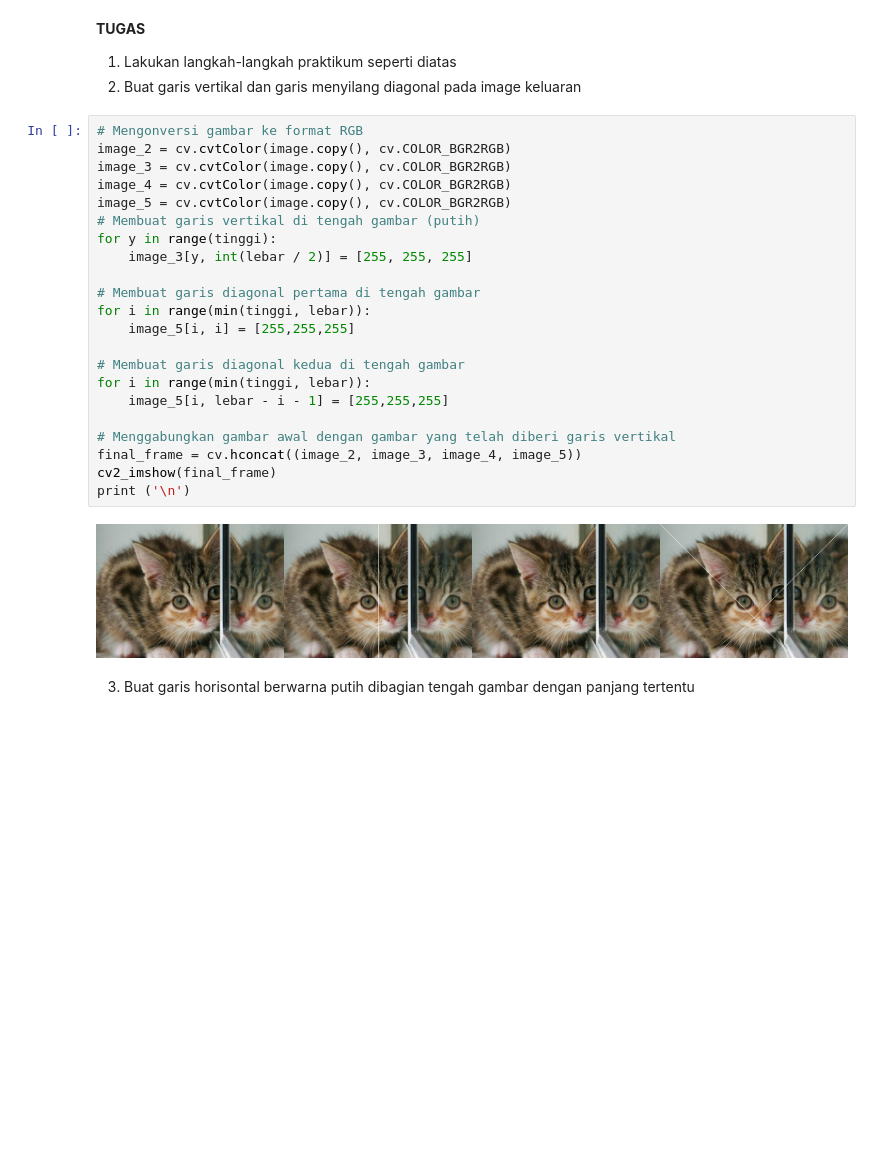
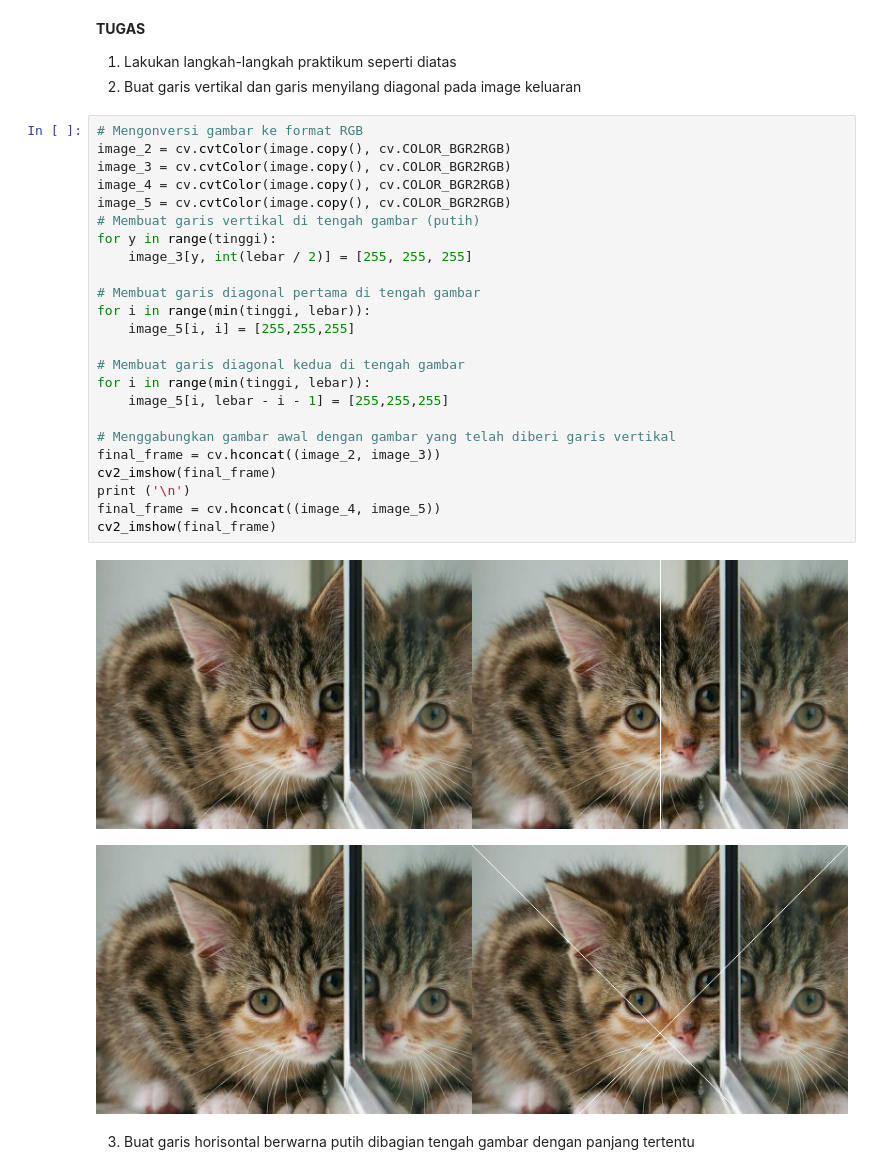
Before and after one commit to NadyaPutriAmalia/PCVK_Ganjil_2023, a Jupyter notebook: Week1.ipynb, the cells around one changed output. Cells and saved outputs as stored; diff of their text form; blank space fills up the shorter version.

```diff
--- a/Week1.ipynb
+++ b/Week1.ipynb
@@ -70,27 +72,30 @@ Jawaban
 # %%
 # Mengonversi gambar ke format RGB
 image_2 = cv.cvtColor(image.copy(), cv.COLOR_BGR2RGB)
 image_3 = cv.cvtColor(image.copy(), cv.COLOR_BGR2RGB)
 image_4 = cv.cvtColor(image.copy(), cv.COLOR_BGR2RGB)
 image_5 = cv.cvtColor(image.copy(), cv.COLOR_BGR2RGB)
 # Membuat garis vertikal di tengah gambar (putih)
 for y in range(tinggi):
     image_3[y, int(lebar / 2)] = [255, 255, 255]
 
 # Membuat garis diagonal pertama di tengah gambar
 for i in range(min(tinggi, lebar)):
     image_5[i, i] = [255,255,255]
 
 # Membuat garis diagonal kedua di tengah gambar
 for i in range(min(tinggi, lebar)):
     image_5[i, lebar - i - 1] = [255,255,255]
 
 # Menggabungkan gambar awal dengan gambar yang telah diberi garis vertikal
-final_frame = cv.hconcat((image_2, image_3, image_4, image_5))
+final_frame = cv.hconcat((image_2, image_3))
 cv2_imshow(final_frame)
 print ('\n')
+final_frame = cv.hconcat((image_4, image_5))
+cv2_imshow(final_frame)
 # %% [output]
-[figure, old version]
+[figure, new version]
+[figure, added]
 # %% [markdown]
 3. Buat garis horisontal berwarna putih dibagian tengah gambar dengan panjang tertentu
 # %%
```
Also changed, not shown: parts of 1 cell of this notebook.
